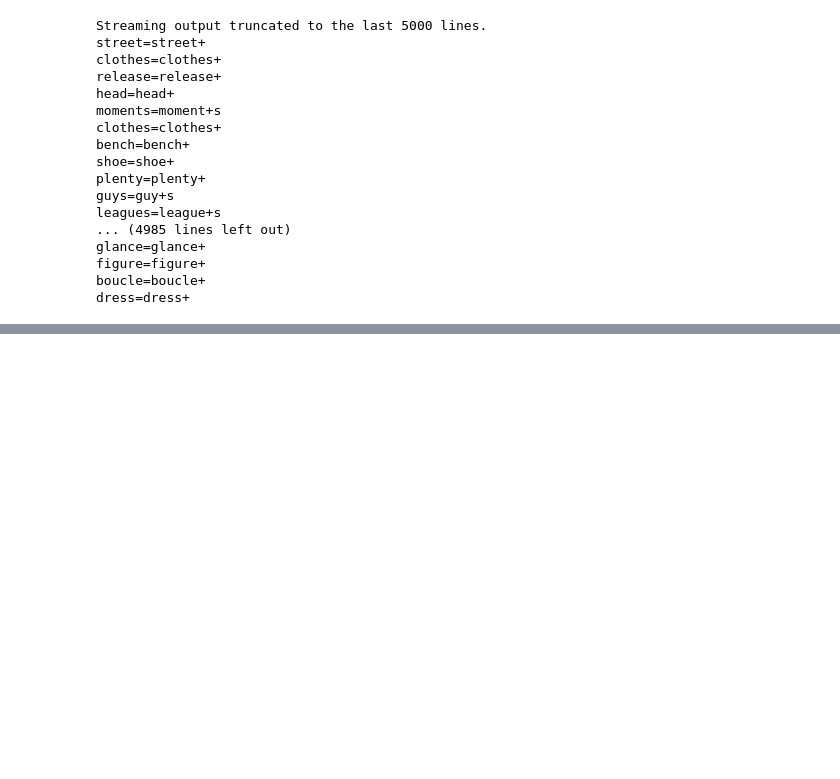
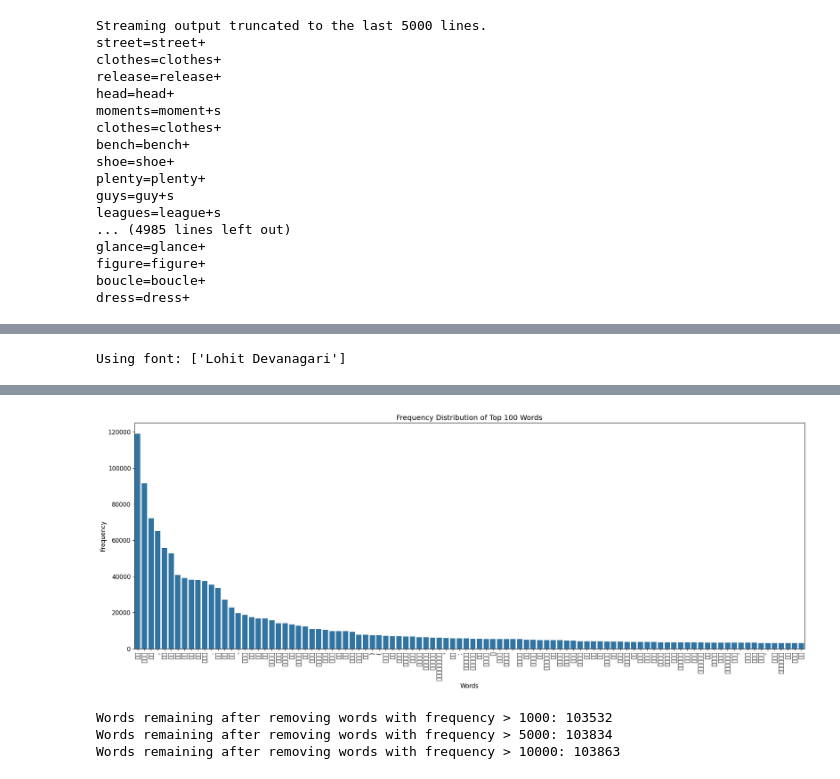
Before and after one commit to Aryan-Shah05/NLP_LAB, a Jupyter notebook: Assignment_3/NLP_LAB3.ipynb, the cells around one changed output, grey strips where cells are left out. Cells and saved outputs as stored; diff of their text form; code cells hidden in the pictures; blank space fills up the shorter version.

```diff
--- a/Assignment_3/NLP_LAB3.ipynb
+++ b/Assignment_3/NLP_LAB3.ipynb
@@ -193,3 +193,18 @@ glance=glance+
 figure=figure+
 boucle=boucle+
 dress=dress+
+# %%
+words = []
+with open("tokenized_hi_1_1000.txt", "r", encoding="utf-8") as f:
+    for line in f:
+        words.append(line.strip())
+# %%
+from collections import Counter
+
+# Create a Counter object from the words list
+word_counts = Counter(words)
+
+# Display the most common words to verify
+print("Most common words:")
+for word, count in word_counts.most_common(10):
+    print(f"{word}: {count}")
@@ -195,0 +244,42 @@ dress=dress+
+# %%
+import matplotlib.pyplot as plt
+import seaborn as sns
+import matplotlib.font_manager as fm
+
+# Get the top 100 most frequent words and their counts
+top_100_words = word_counts.most_common(100)
+words_list = [word for word, count in top_100_words]
+frequencies = [count for word, count in top_100_words]
+
+# Specify the path to a Devanagari font file
+# Common locations might include /usr/share/fonts/truetype/ முடிந்தால்
+font_path = '/usr/share/fonts/truetype/lohit-devanagari/Lohit-Devanagari.ttf'
+
+try:
+    prop = fm.FontProperties(fname=font_path)
+    plt.rcParams['font.family'] = prop.get_name()
+    print(f"Using font: {plt.rcParams['font.family']}")
+except FileNotFoundError:
+    print(f"Font file not found at {font_path}. Please check the path or install the font.")
+    print("Falling back to default font.")
+    plt.rcParams['font.family'] = 'DejaVu Sans' # Fallback font
+
+plt.rcParams['font.size'] = 12
+
+# Create a bar plot
+plt.figure(figsize=(20, 8)) # Adjust figure size for better readability
+sns.barplot(x=words_list, y=frequencies)
+
+# Rotate x-axis labels
+plt.xticks(rotation=90)
+
+# Add title and labels
+plt.title("Frequency Distribution of Top 100 Words")
+plt.xlabel("Words")
+plt.ylabel("Frequency")
+
+# Display the plot
+plt.tight_layout()
+plt.show()
+# %% [output]
+Using font: ['Lohit Devanagari']
@@ -195,0 +303,20 @@ dress=dress+
+[figure, added]
+# %%
+# Define a list of frequency thresholds
+frequency_thresholds = [1000, 5000, 10000]
+
+# Create a list to store filtered word counts
+filtered_word_counts_list = []
+
+# For each threshold, filter the word counts
+for threshold in frequency_thresholds:
+    filtered_counts = {word: count for word, count in word_counts.items() if count <= threshold}
+    filtered_word_counts_list.append((threshold, filtered_counts))
+
+# Display the number of words remaining after filtering for each threshold
+for threshold, filtered_counts in filtered_word_counts_list:
+    print(f"Words remaining after removing words with frequency > {threshold}: {len(filtered_counts)}")
+# %% [output]
+Words remaining after removing words with frequency > 1000: 103532
+Words remaining after removing words with frequency > 5000: 103834
+Words remaining after removing words with frequency > 10000: 103863
```
Also changed, not shown: parts of 4 cells of this notebook.
